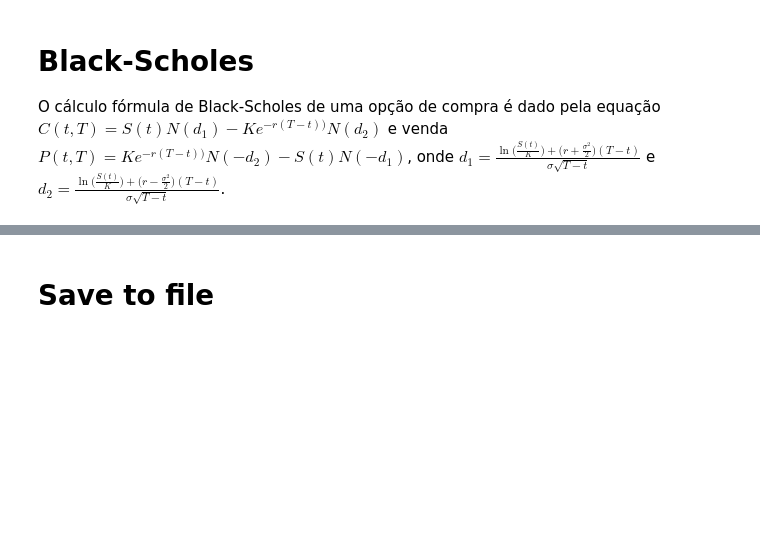
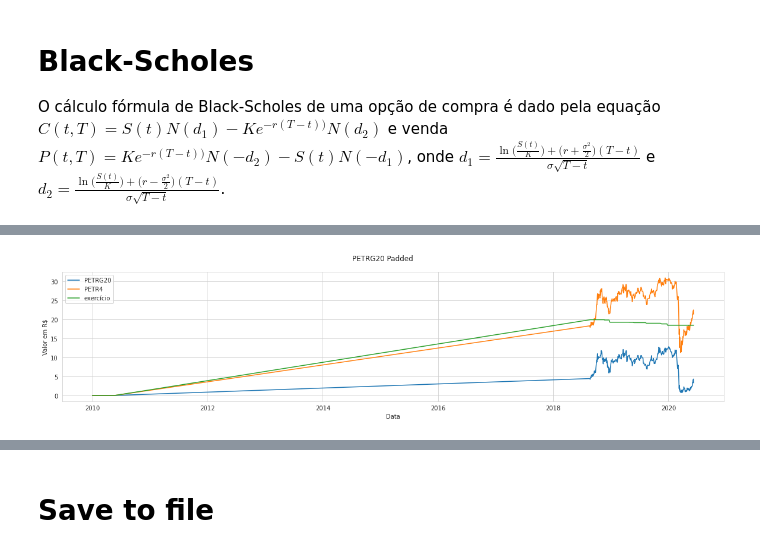
Before and after one commit to fernandofsilva/LSTM_Option_Pricing, a Jupyter notebook: Pré_processamento_dos_dados.ipynb, the cells around one changed output, grey strips where cells are left out. Cells and saved outputs as stored; diff of their text form; code cells hidden in the pictures; blank space fills up the shorter version.

```diff
--- a/Pré_processamento_dos_dados.ipynb
+++ b/Pré_processamento_dos_dados.ipynb
@@ -412,0 +475,24 @@ data.head()
+# %%
+#@title Plot PETRG20 Padded
+# Plot
+fig, ax = plt.subplots(figsize=(20, 4))
+fig.suptitle('PETRG20 Padded')
+ax.plot(
+    data.loc[(data['option'] == 'PETRG20') & (data['expire'] == '2020-07-20'), 'date'],
+    data.loc[(data['option'] == 'PETRG20') & (data['expire'] == '2020-07-20'), 'value'], label='PETRG20'
+)
+ax.plot(
+    data.loc[(data['option'] == 'PETRG20') & (data['expire'] == '2020-07-20'), 'date'],
+    data.loc[(data['option'] == 'PETRG20') & (data['expire'] == '2020-07-20'), 'S'],
+    label='PETR4'
+)
+ax.plot(data.loc[(data['option'] == 'PETRG20') & (data['expire'] == '2020-07-20'), 'date'],
+        data.loc[(data['option'] == 'PETRG20') & (data['expire'] == '2020-07-20'), 'X'],
+        label='exercício'
+)
+ax.set_ylabel('Valor em R$')
+ax.set_xlabel('Data')
+ax.legend()
+plt.show()
+# %% [output]
+[figure, added]
```
Also changed, not shown: parts of 10 cells of this notebook.
